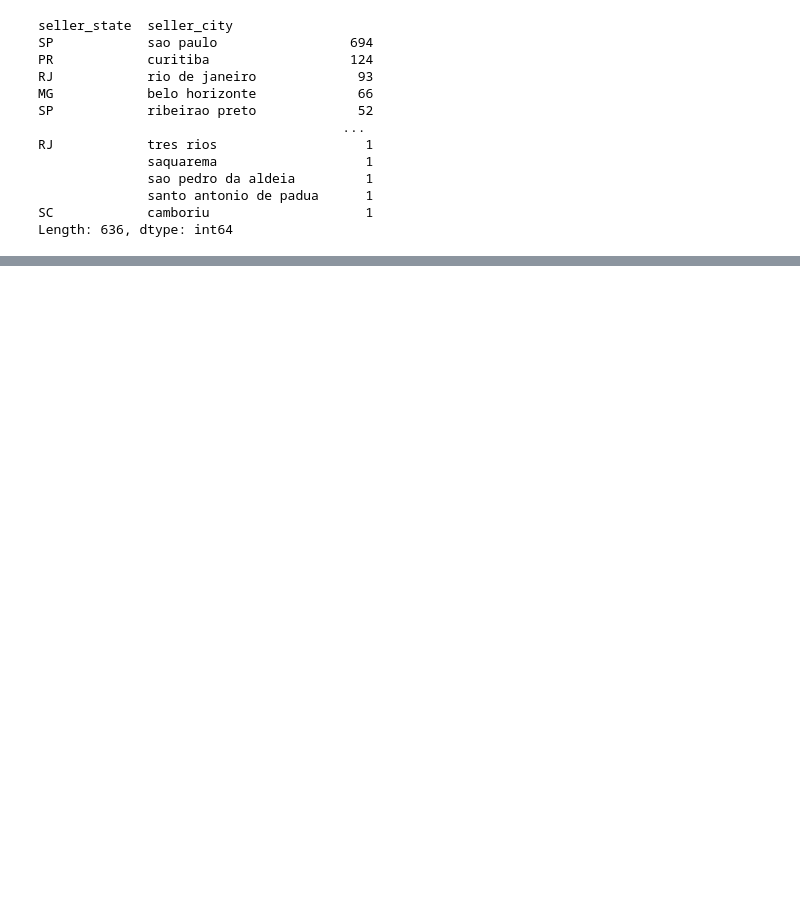
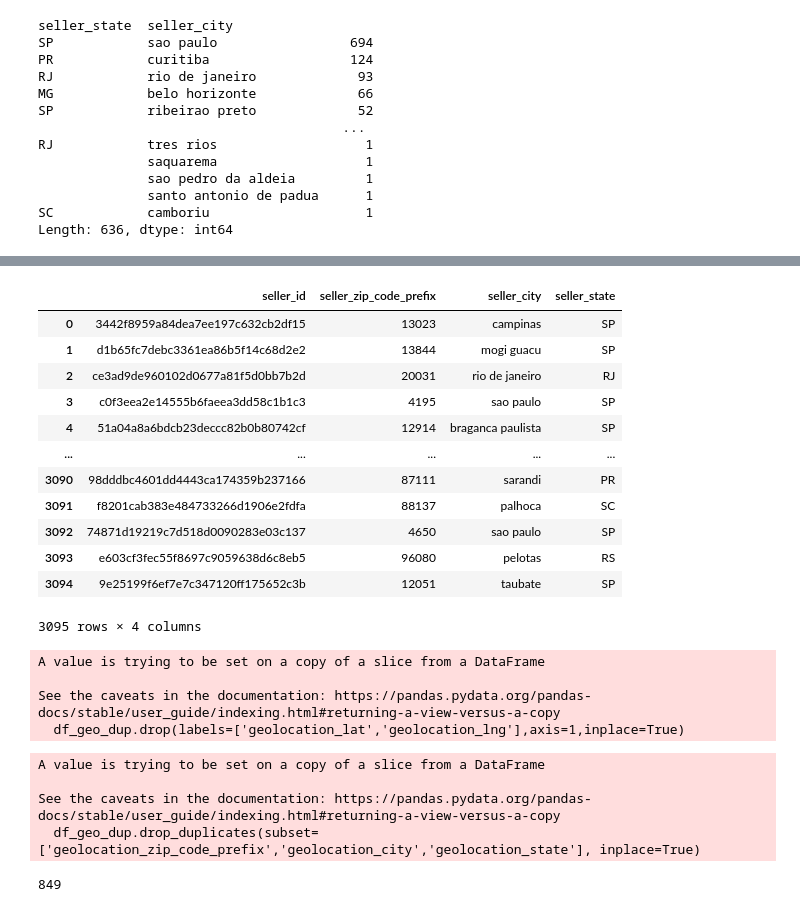
Before and after one commit to SaiaR1523/Olist, a Jupyter notebook: customer_dataset.ipynb, the cells around one changed output, grey strips where cells are left out. Saved outputs shown, nothing was run; the diff lists cells and outputs as text; code cells hidden in the pictures; blank space fills up the shorter version.

```diff
--- a/customer_dataset.ipynb
+++ b/customer_dataset.ipynb
@@ -171,0 +256,30 @@ Length: 636, dtype: int64
+# %%
+df_seller
+# %% [output]
+|  | seller_id | seller_zip_code_prefix | seller_city | seller_state |
+| 0 | 3442f8959a84dea7ee197c632cb2df15 | 13023 | campinas | SP |
+| 1 | d1b65fc7debc3361ea86b5f14c68d2e2 | 13844 | mogi guacu | SP |
+| 2 | ce3ad9de960102d0677a81f5d0bb7b2d | 20031 | rio de janeiro | RJ |
+| 3 | c0f3eea2e14555b6faeea3dd58c1b1c3 | 4195 | sao paulo | SP |
+| 4 | 51a04a8a6bdcb23deccc82b0b80742cf | 12914 | braganca paulista | SP |
+| ... | ... | ... | ... | ... |
+| 3090 | 98dddbc4601dd4443ca174359b237166 | 87111 | sarandi | PR |
+| 3091 | f8201cab383e484733266d1906e2fdfa | 88137 | palhoca | SC |
+| 3092 | 74871d19219c7d518d0090283e03c137 | 4650 | sao paulo | SP |
+| 3093 | e603cf3fec55f8697c9059638d6c8eb5 | 96080 | pelotas | RS |
+| 3094 | 9e25199f6ef7e7c347120ff175652c3b | 12051 | taubate | SP |
+3095 rows × 4 columns
+# %%
+df_geo_dup.drop(labels=['geolocation_lat','geolocation_lng'],axis=1,inplace=True)
+# %% [output]
+A value is trying to be set on a copy of a slice from a DataFrame
+
+See the caveats in the documentation: https://pandas.pydata.org/pandas-docs/stable/user_guide/indexing.html#returning-a-view-versus-a-copy
+  df_geo_dup.drop(labels=['geolocation_lat','geolocation_lng'],axis=1,inplace=True)
+# %%
+df_geo_dup.drop_duplicates(subset=['geolocation_zip_code_prefix','geolocation_city','geolocation_state'], inplace=True)
+# %% [output]
+A value is trying to be set on a copy of a slice from a DataFrame
+
+See the caveats in the documentation: https://pandas.pydata.org/pandas-docs/stable/user_guide/indexing.html#returning-a-view-versus-a-copy
+  df_geo_dup.drop_duplicates(subset=['geolocation_zip_code_prefix','geolocation_city','geolocation_state'], inplace=True)
@@ -171,0 +292,4 @@ Length: 636, dtype: int64
+# %%
+df_seller.duplicated(subset=['seller_zip_code_prefix']).sum()
+# %% [output]
+849
```
Also changed, not shown: parts of 28 cells of this notebook.
